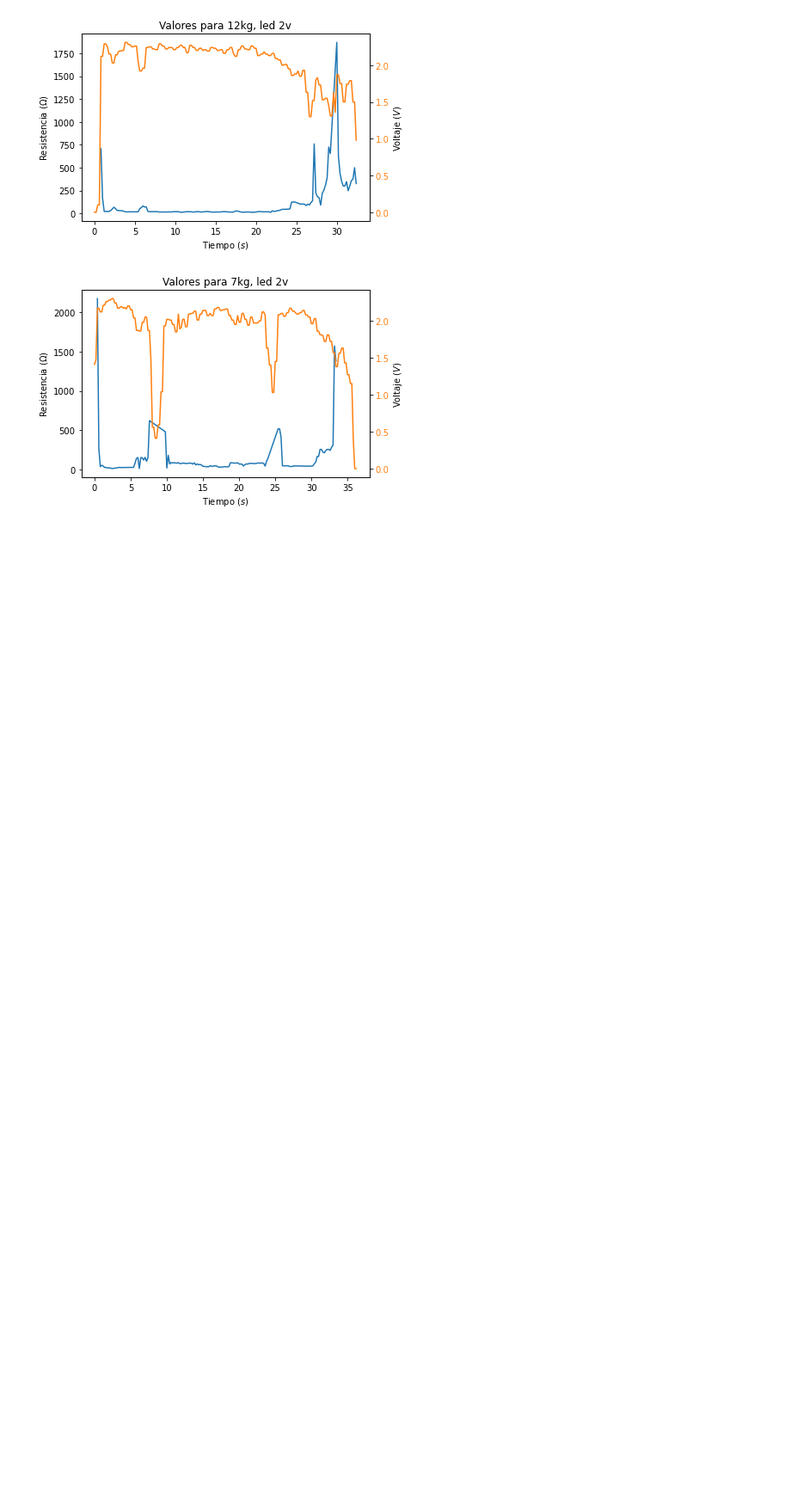
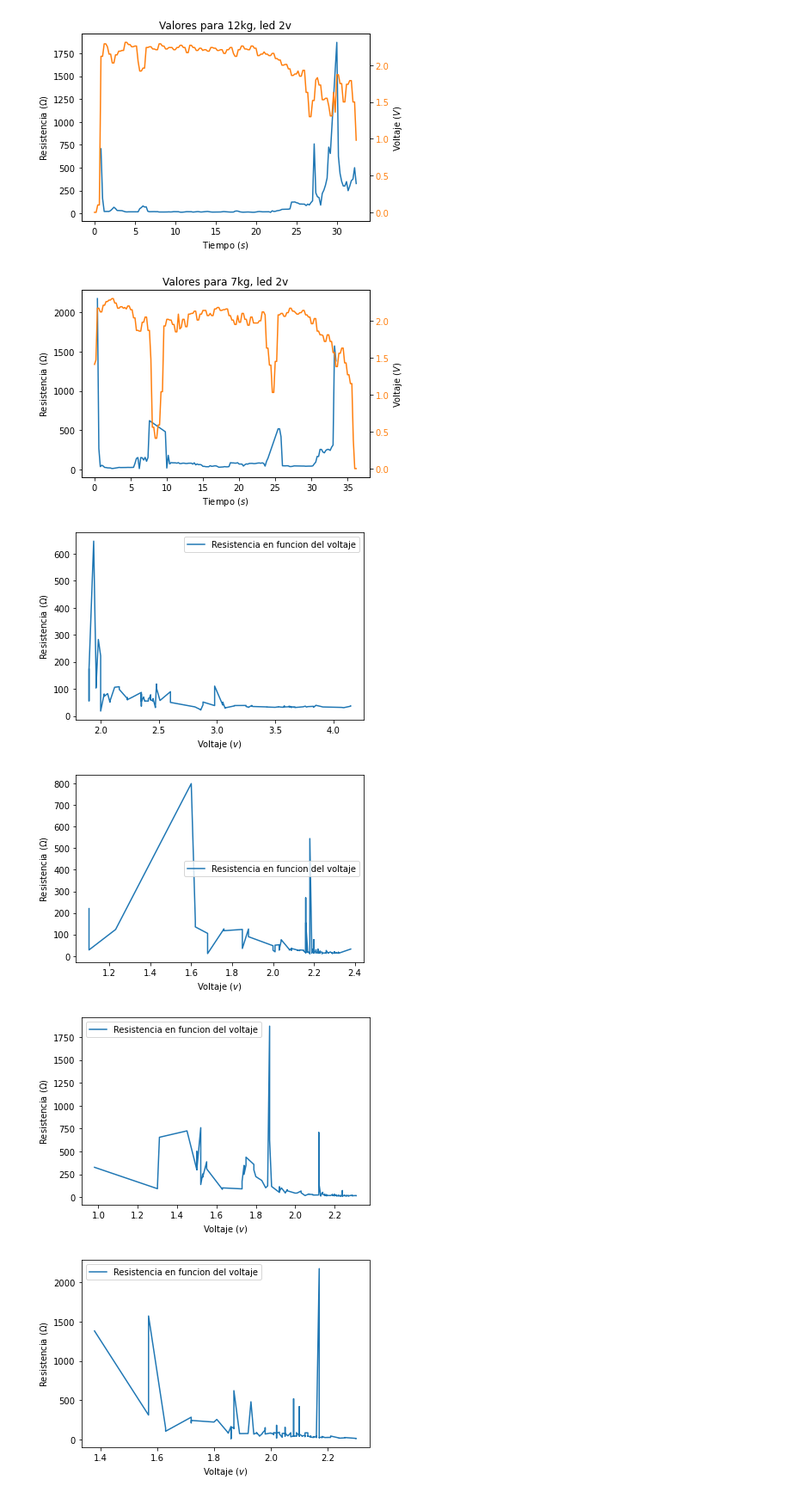
Before and after one commit to AlonsoJimenez/BateriaMecanica, a Jupyter notebook: Analisis.ipynb, the cells around one changed output. Shown at 86% size. Drawn from its saved outputs; the diff is of its cells as text; code cells hidden in the pictures; blank space fills up the shorter version.

Commit message:
Graficas de resistencia vs voltaje
Resultados inesperados

```diff
--- a/Analisis.ipynb
+++ b/Analisis.ipynb
@@ -350,6 +350,10 @@ R3 = []
 r4 = voltaje7k / corriente7k
 T4 = r4 < np.inf
 R4 = []
+volt1 = []
+volt2 = []
+volt3 = []
+volt4 = []
 tiempoR4 = []
 tiempoR3 = []
 tiempoR2 = []
@@ -359,25 +363,33 @@ for val in T1:
     if val:
         R1 += [r1[contador]]
         tiempoR1 += [tiempo4v[contador]]
+        volt1 += [voltaje4v[contador]]
     contador += 1
 contador = 0
 for val in T2:
     if val:
         R2 += [r2[contador]]
         tiempoR2 += [tiempo15k[contador]]
+        volt2 += [voltaje15k[contador]]
     contador += 1
 contador = 0
 for val in T3:
     if val:
         R3 += [r3[contador]]
         tiempoR3 += [tiempo12k[contador]]
+        volt3 += [voltaje12k[contador]]
     contador += 1
 contador = 0
 for val in T4:
     if val:
         R4 += [r4[contador]]
         tiempoR4 += [tiempo7k[contador]]
+        volt4 += [voltaje7k[contador]]
     contador += 1
+volt4 = np.array(volt4)
+volt3 = np.array(volt3)
+volt2 = np.array(volt2)
+volt1 = np.array(volt1)
 R4 = np.array(R4)
 R3 = np.array(R3)
 R2 = np.array(R2)
@@ -449,3 +461,33 @@ plt.show()
 [figure]
 [figure]
 [figure]
+# %%
+
+def graficar(indexado, volt, r):
+    voltGraf = []
+    rGraf = []
+    for i in indexado:
+        voltGraf += [volt[i]]
+        rGraf += [r[i]]
+    voltGraf = np.array(voltGraf)
+    rGraf = np.array(rGraf)
+    fig, ax = plt.subplots()
+    ax.plot(voltGraf, rGraf, label = 'Resistencia en funcion del voltaje')
+    ax.set_ylabel('Resistencia $(\Omega)$')
+    ax.set_xlabel('Voltaje $(v)$')
+    ax.legend()
+    plt.show()
+
+indexado = np.argsort(volt1)
+graficar(indexado, volt1, R1)
+indexado = np.argsort(volt2)
+graficar(indexado, volt2, R2)
+indexado = np.argsort(volt3)
+graficar(indexado, volt3, R3)
+indexado = np.argsort(volt4)
+graficar(indexado, volt4, R4)
+# %% [output]
+[figure, added]
+[figure, added]
+[figure, added]
+[figure, added]
```
